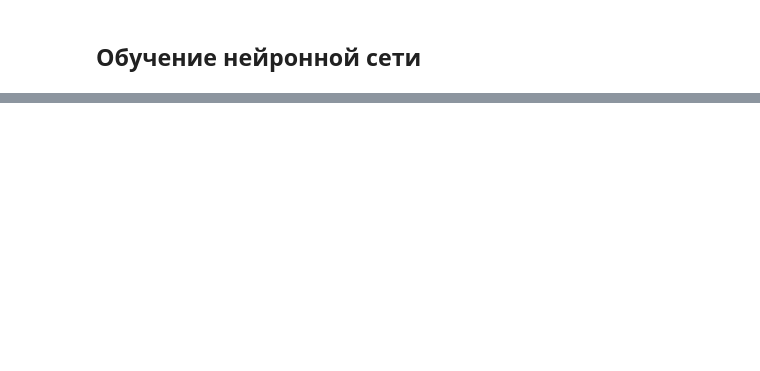
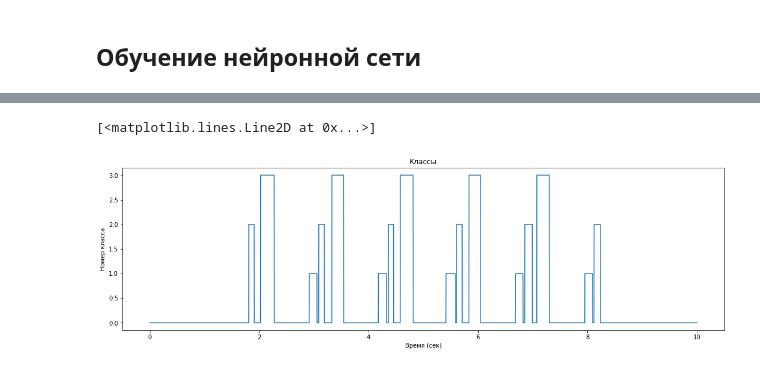
Before and after one commit to MoskalenkoViktor/dl_ecg, a Jupyter notebook: ECG.ipynb, the cells around one changed output, grey strips where cells are left out. Cells and saved outputs as stored; diff of their text form; code cells hidden in the pictures; blank space fills up the shorter version.

```diff
--- a/ECG.ipynb
+++ b/ECG.ipynb
@@ -207,0 +310,9 @@ def train_with_stop(model, X, y, loss_function, optimizer, batch_size=16):
+# %%
+plt.figure(figsize=(18, 5))
+plt.title("Классы")
+plt.xlabel("Время (сек)")
+plt.ylabel("Номер класса")
+plt.plot(np.linspace(0, signal_duration, signal_size), masks[2])
+# %% [output]
+[<matplotlib.lines.Line2D at 0x...>]
+[figure, added]
```
Also changed, not shown: parts of 58 cells of this notebook, 7 other files.
